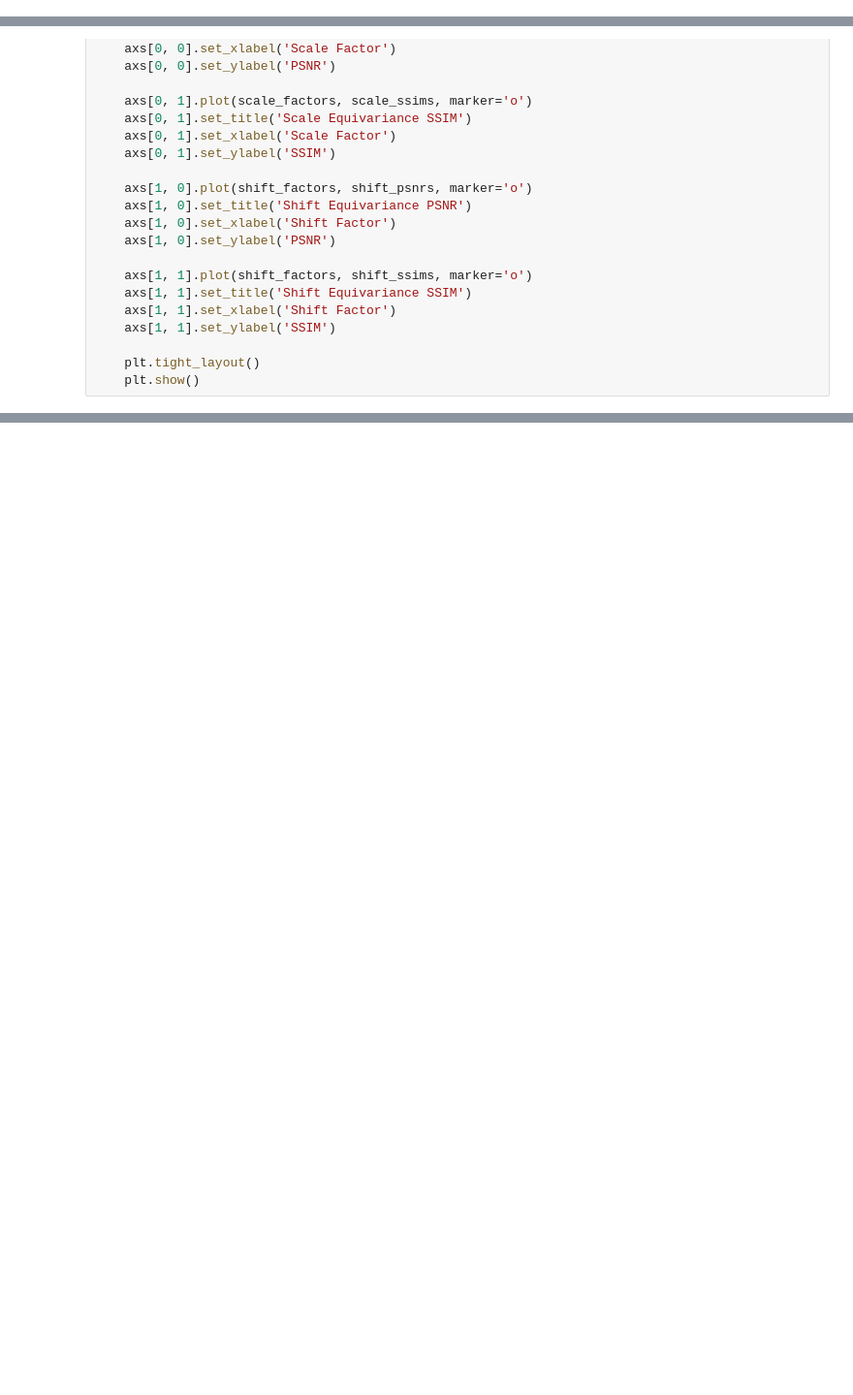
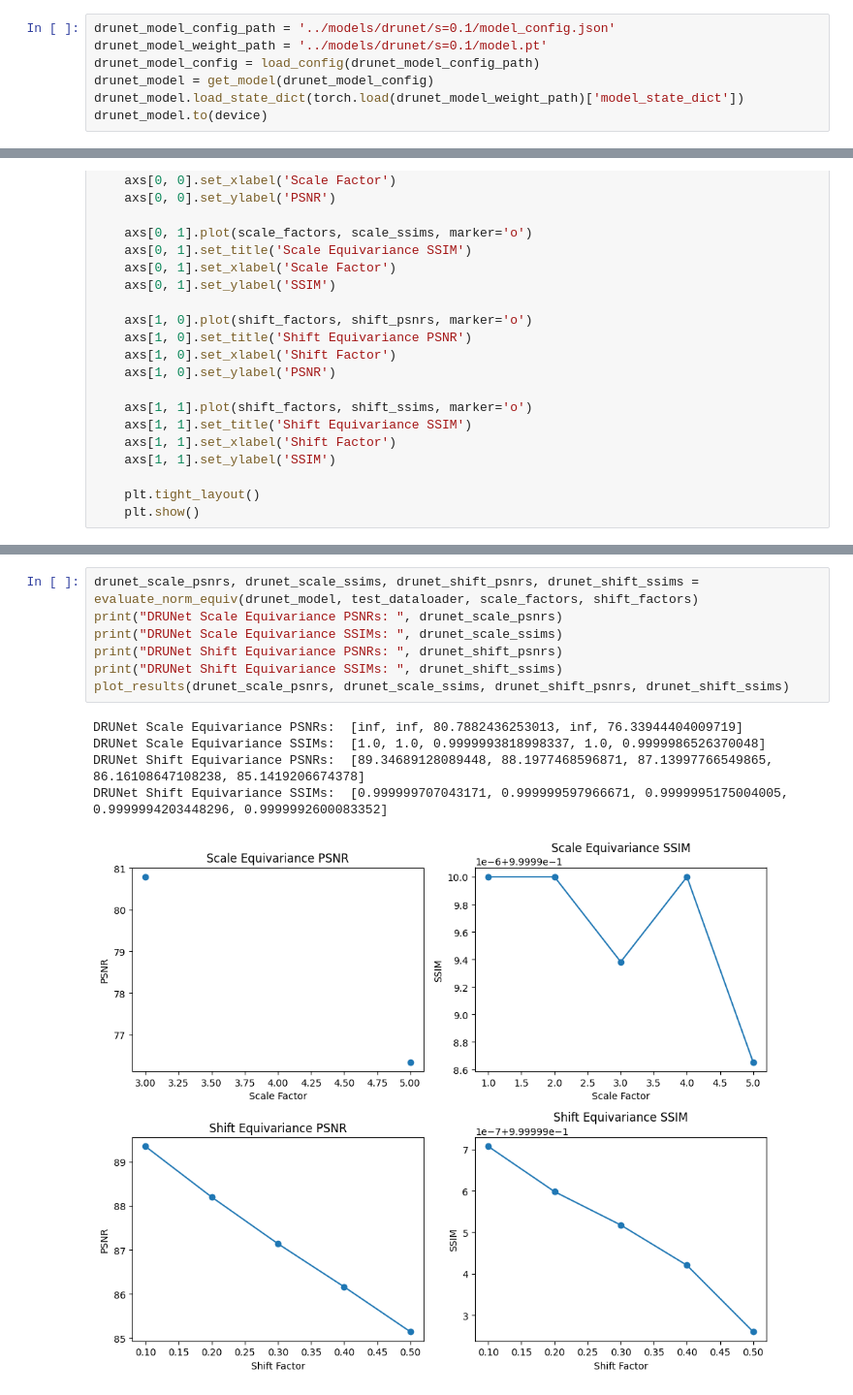
Before and after one commit to OriSavir/learned-proximal-networks, a Jupyter notebook: exps/bsd/notebooks/normalization_equivariance.ipynb, the cells around one changed output, grey strips where cells are left out. Shown at 97% size. Drawn from its saved outputs; the diff is of its cells as text; blank space fills up the shorter version.

```diff
--- a/exps/bsd/notebooks/normalization_equivariance.ipynb
+++ b/exps/bsd/notebooks/normalization_equivariance.ipynb
@@ -104,3 +104,10 @@ LPN(
   )
   (act): Softplus(beta=100, threshold=20)
 )
+# %%
+drunet_model_config_path = '../models/drunet/s=0.1/model_config.json'
+drunet_model_weight_path = '../models/drunet/s=0.1/model.pt'
+drunet_model_config = load_config(drunet_model_config_path)
+drunet_model = get_model(drunet_model_config)
+drunet_model.load_state_dict(torch.load(drunet_model_weight_path)['model_state_dict'])
+drunet_model.to(device)
@@ -256,0 +282,13 @@ NE by Forward LPN Shift Equivariance SSIMs:  [0.9999999982118607, 1.000000007748
+# %%
+drunet_scale_psnrs, drunet_scale_ssims, drunet_shift_psnrs, drunet_shift_ssims = evaluate_norm_equiv(drunet_model, test_dataloader, scale_factors, shift_factors)
+print("DRUNet Scale Equivariance PSNRs: ", drunet_scale_psnrs)
+print("DRUNet Scale Equivariance SSIMs: ", drunet_scale_ssims)
+print("DRUNet Shift Equivariance PSNRs: ", drunet_shift_psnrs)
+print("DRUNet Shift Equivariance SSIMs: ", drunet_shift_ssims)
+plot_results(drunet_scale_psnrs, drunet_scale_ssims, drunet_shift_psnrs, drunet_shift_ssims)
+# %% [output]
+DRUNet Scale Equivariance PSNRs:  [inf, inf, 80.7882436253013, inf, 76.33944404009719]
+DRUNet Scale Equivariance SSIMs:  [1.0, 1.0, 0.9999993818998337, 1.0, 0.9999986526370048]
+DRUNet Shift Equivariance PSNRs:  [89.34689128089448, 88.1977468596871, 87.13997766549865, 86.16108647108238, 85.1419206674378]
+DRUNet Shift Equivariance SSIMs:  [0.999999707043171, 0.999999597966671, 0.9999995175004005, 0.9999994203448296, 0.9999992600083352]
+[figure, added]
```
Also changed, not shown: parts of 6 cells of this notebook, 25 other files.
